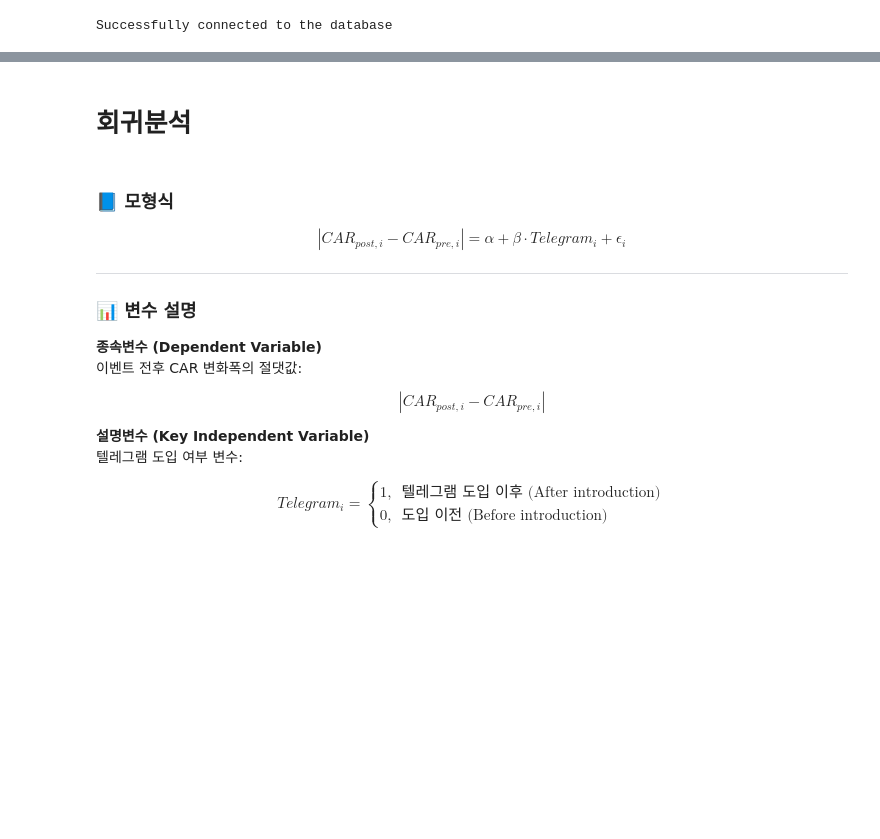
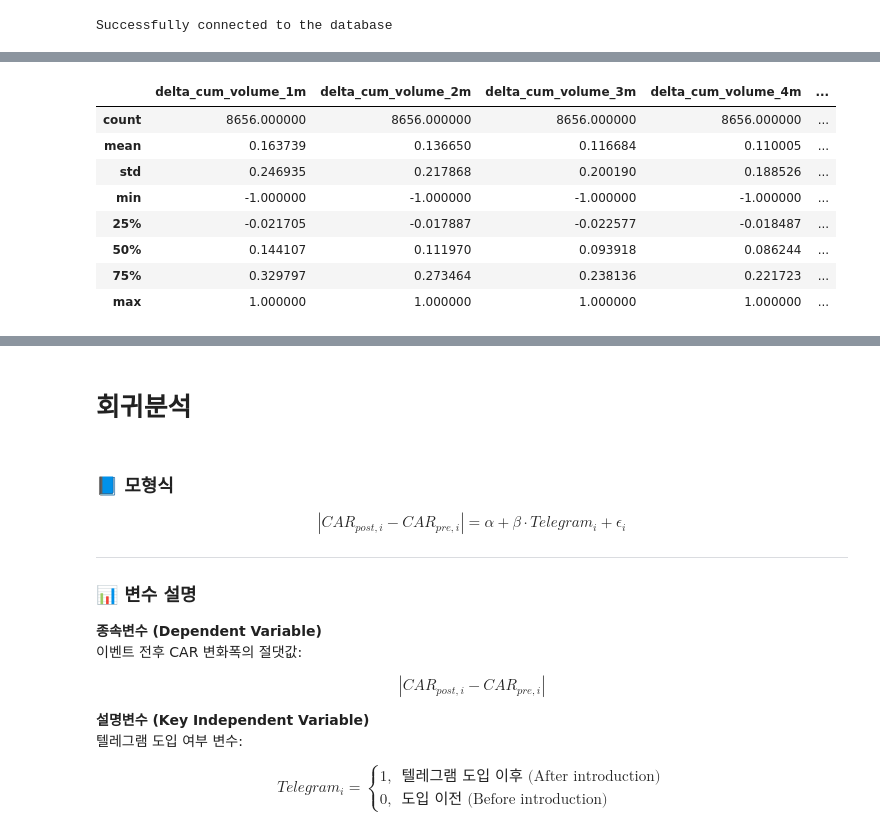
Before and after one commit to antaechan/dart-sentiment-analysis, a Jupyter notebook: analysis/regression_analysis_kind_all_10m_variables.ipynb, the cells around one changed output, grey strips where cells are left out. Drawn from its saved outputs; the diff is of its cells as text; code cells hidden in the pictures; blank space fills up the shorter version.

```diff
--- a/analysis/regression_analysis_kind_all_10m_variables.ipynb
+++ b/analysis/regression_analysis_kind_all_10m_variables.ipynb
@@ -92,3 +153,15 @@ dtype: float64
+# %%
+df_total.filter(regex="^delta_cum_").describe()
+# %% [output]
+|  | delta_cum_volume_1m | delta_cum_volume_2m | delta_cum_volume_3m | delta_cum_volume_4m | ... |
+| count | 8656.000000 | 8656.000000 | 8656.000000 | 8656.000000 | ... |
+| mean | 0.163739 | 0.136650 | 0.116684 | 0.110005 | ... |
+| std | 0.246935 | 0.217868 | 0.200190 | 0.188526 | ... |
+| min | -1.000000 | -1.000000 | -1.000000 | -1.000000 | ... |
+| 25% | -0.021705 | -0.017887 | -0.022577 | -0.018487 | ... |
+| 50% | 0.144107 | 0.111970 | 0.093918 | 0.086244 | ... |
+| 75% | 0.329797 | 0.273464 | 0.238136 | 0.221723 | ... |
+| max | 1.000000 | 1.000000 | 1.000000 | 1.000000 | ... |
 # %%
 df_total[df_total["period_dummy"] == 1].head()
 # %% [output]
```
Also changed, not shown: parts of 9 cells of this notebook, 2 other files.
